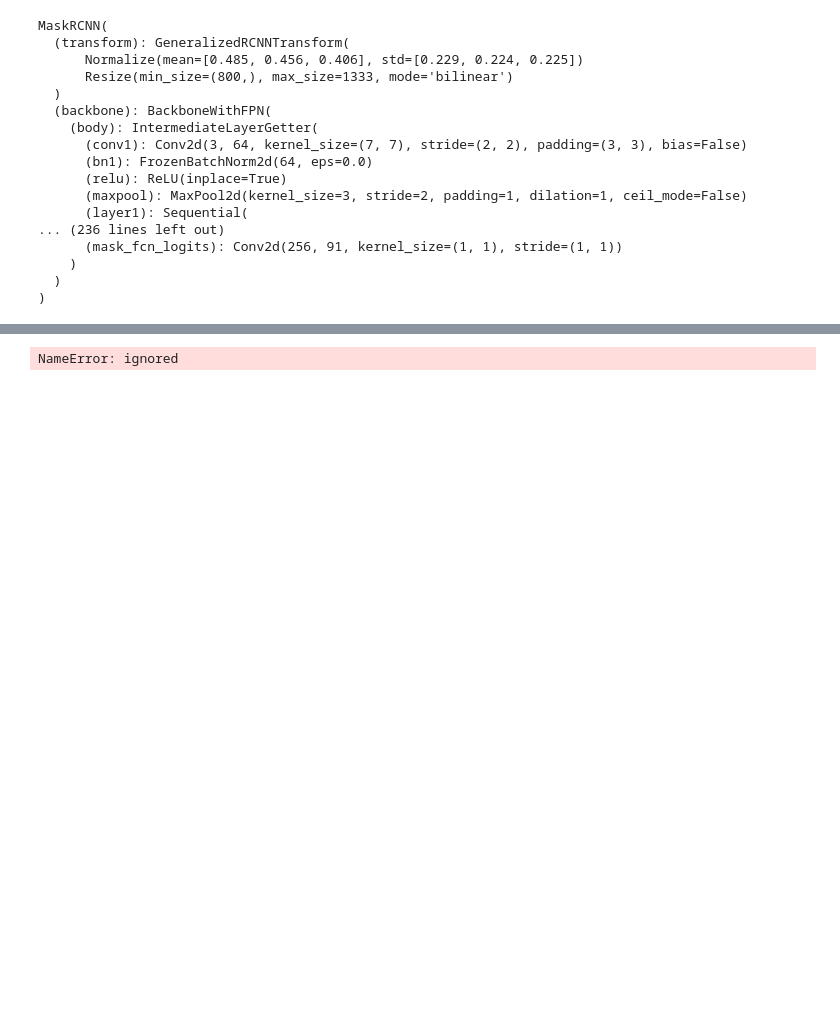
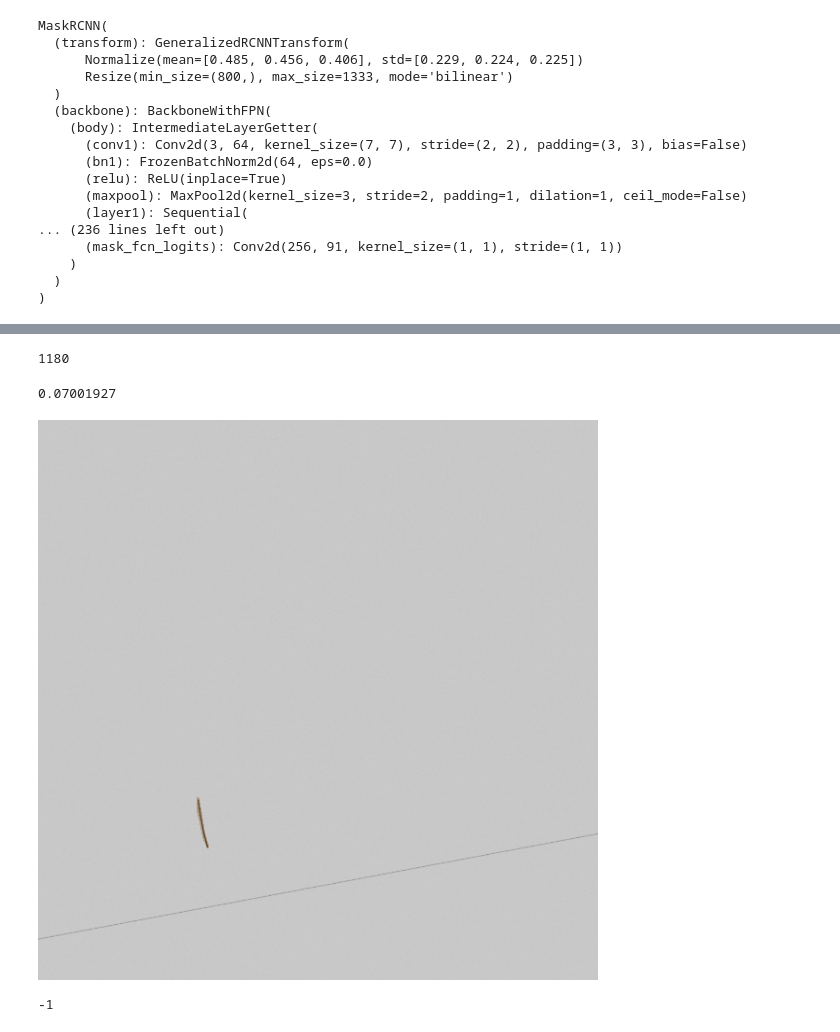
Before and after one commit to DeiricSean/FibreAnalysis, a Jupyter notebook: ImageCreation/MaskRCNN 23 June.ipynb, the cells around one changed output, grey strips where cells are left out. Drawn from its saved outputs; the diff is of its cells as text; code cells hidden in the pictures; blank space fills up the shorter version.

```diff
--- a/ImageCreation/MaskRCNN 23 June.ipynb
+++ b/ImageCreation/MaskRCNN 23 June.ipynb
@@ -138,7 +142,7 @@ device = torch.device('cuda') if torch.cuda.is_available() else torch.device('cp
 model=torchvision.models.detection.maskrcnn_resnet50_fpn(pretrained=True)
 in_features = model.roi_heads.box_predictor.cls_score.in_features
 model.roi_heads.box_predictor=FastRCNNPredictor(in_features,num_classes=2)
-model.load_state_dict(torch.load("100.torch"))
+model.load_state_dict(torch.load("6500.torch"))
 model.to(device)# move model to the right devic
 model.eval()
 # %% [output]
@@ -166,6 +170,6 @@ MaskRCNN(
 test_images = os.path.join(imagePath, 'Data', 'synth', 'images', '')
 
 
-actualTestImage = os.path.join(test_images, "image_2023-06-23_15-16-59-395777.png")
+actualTestImage = os.path.join(test_images, "image_2023-06-24_13-30-18-074380.png")
 # %%
 images = cv2.imread(actualTestImage)
@@ -186,20 +204,37 @@ pred
+# %%
+mask = pred[0]['masks'][0]  # Get the mask corresponding to the highest score
+print((mask>0).sum().item())
+# %% [output]
+1180
 # %%
 # cv2_imshow(image1)
 # cv2.waitKey()
 # %%
 im= images[0].swapaxes(0, 2).swapaxes(0, 1).detach().cpu().numpy().astype(np.uint8)
 
 im2 = im.copy()
 
 for i in range(len(pred[0]['masks'])):
     msk=pred[0]['masks'][i,0].detach().cpu().numpy()
     scr=pred[0]['scores'][i].detach().cpu().numpy()
     if scr>0.8 :
         im2[:,:,0][msk>0.5] = random.randint(0,255)
         im2[:, :, 1][msk > 0.5] = random.randint(0,255)
         im2[:, :, 2][msk > 0.5] = random.randint(0, 255)
 
-cv2.imshow(str(scr), np.hstack([im,im2]))
+print(str(scr))
+#cv2_imshow(str(scr), np.hstack([im,im2]))
+#cv2_imshow(np.hstack([im,im2]))
+
+# Overlay the images
+alpha = 0.5  # Weight for the first image (im)
+beta = 0.5   # Weight for the second image (im2)
+overlayed_image = cv2.addWeighted(im, alpha, im2, beta, 0.0)
+
+# Display the overlayed image
+cv2_imshow( overlayed_image)
 cv2.waitKey()
 # %% [output]
-NameError: ignored
+0.07001927
+[figure, added]
+-1
```
Also changed, not shown: parts of 4 cells of this notebook.
